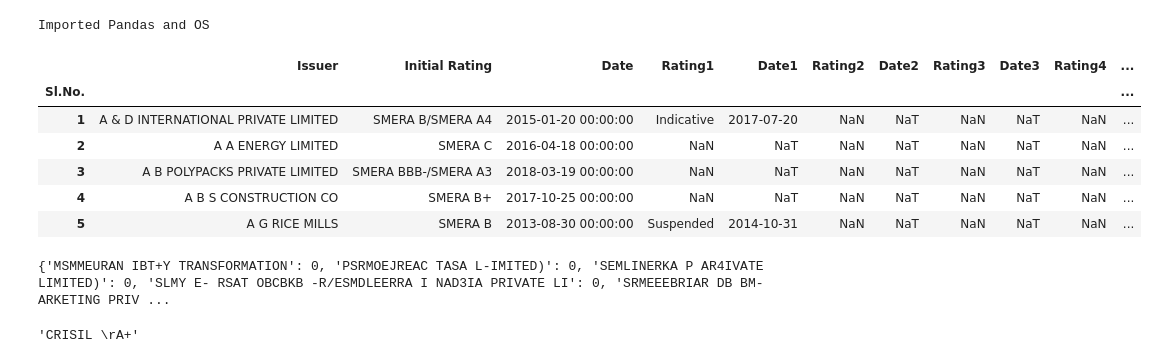
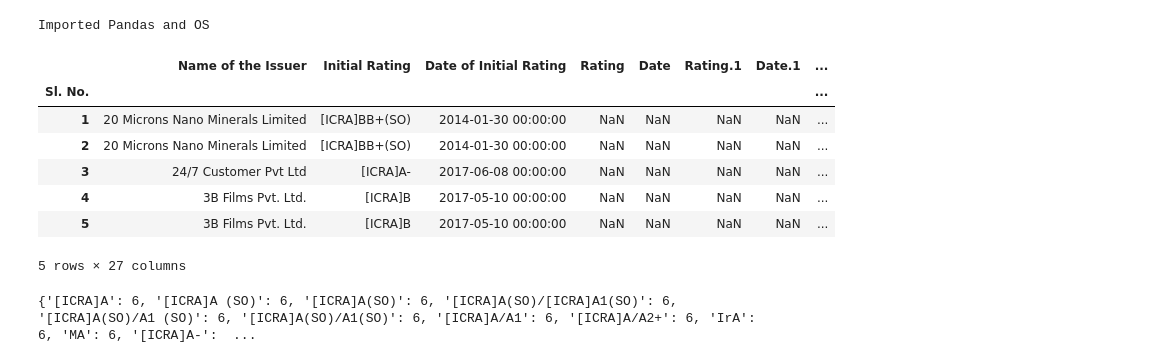
Before and after one commit to hiteshgulati/ratingsai, a Jupyter notebook: data/Rating History/Munging.ipynb, the cells around one changed output. Saved outputs shown, nothing was run; the diff lists cells and outputs as text; code cells hidden in the pictures.

```diff
--- a/data/Rating History/Munging.ipynb
+++ b/data/Rating History/Munging.ipynb
@@ -5,26 +5,24 @@ print ("Imported Pandas and OS")
 # %% [output]
 Imported Pandas and OS
 # %%
-cra_name = "SMERA"
+cra_name = "ICRA"
 mapping_style = "Numeric"
-cra = pd.read_excel("Clean "+cra_name+".xlsm", index_col = "Sl.No.")
+#cra = pd.read_excel("Clean "+cra_name+".xlsm")
+cra = pd.read_excel("Clean "+cra_name+".xlsm", index_col = "Sl. No.")
 cra.head()
 # %% [output]
-|  | Issuer | Initial Rating | Date | Rating1 | Date1 | Rating2 | Date2 | Rating3 | Date3 | Rating4 | ... |
-| Sl.No. |  |  |  |  |  |  |  |  |  |  | ... |
-| 1 | A & D INTERNATIONAL PRIVATE LIMITED | SMERA B/SMERA A4 | 2015-01-20 00:00:00 | Indicative | 2017-07-20 | NaN | NaT | NaN | NaT | NaN | ... |
-| 2 | A A ENERGY LIMITED | SMERA C | 2016-04-18 00:00:00 | NaN | NaT | NaN | NaT | NaN | NaT | NaN | ... |
-| 3 | A B POLYPACKS PRIVATE LIMITED | SMERA BBB-/SMERA A3 | 2018-03-19 00:00:00 | NaN | NaT | NaN | NaT | NaN | NaT | NaN | ... |
-| 4 | A B S CONSTRUCTION CO | SMERA B+ | 2017-10-25 00:00:00 | NaN | NaT | NaN | NaT | NaN | NaT | NaN | ... |
-| 5 | A G RICE MILLS | SMERA B | 2013-08-30 00:00:00 | Suspended | 2014-10-31 | NaN | NaT | NaN | NaT | NaN | ... |
+|  | Name of the Issuer | Initial Rating | Date of Initial Rating | Rating | Date | Rating.1 | Date.1 | ... |
+| Sl. No. |  |  |  |  |  |  |  | ... |
+| 1 | 20 Microns Nano Minerals Limited | [ICRA]BB+(SO) | 2014-01-30 00:00:00 | NaN | NaN | NaN | NaN | ... |
+| 2 | 20 Microns Nano Minerals Limited | [ICRA]BB+(SO) | 2014-01-30 00:00:00 | NaN | NaN | NaN | NaN | ... |
+| 3 | 24/7 Customer Pvt Ltd | [ICRA]A- | 2017-06-08 00:00:00 | NaN | NaN | NaN | NaN | ... |
+| 4 | 3B Films Pvt. Ltd. | [ICRA]B | 2017-05-10 00:00:00 | NaN | NaN | NaN | NaN | ... |
+| 5 | 3B Films Pvt. Ltd. | [ICRA]B | 2017-05-10 00:00:00 | NaN | NaN | NaN | NaN | ... |
+5 rows × 27 columns
 # %%
 map = pd.read_excel("Clean "+cra_name+" Mapping.xlsx", index_col = "Base")
 map.head()
 mapping = map.to_dict()[mapping_style]
 print (mapping)
 # %% [output]
-{'MSMMEURAN IBT+Y TRANSFORMATION': 0, 'PSRMOEJREAC TASA L-IMITED)': 0, 'SEMLINERKA P AR4IVATE LIMITED)': 0, 'SLMY E- RSAT OBCBKB -R/ESMDLEERRA I NAD3IA PRIVATE LI': 0, 'SRMEEEBRIAR DB BM-ARKETING PRIV ...
+{'[ICRA]A': 6, '[ICRA]A (SO)': 6, '[ICRA]A(SO)': 6, '[ICRA]A(SO)/[ICRA]A1(SO)': 6, '[ICRA]A(SO)/A1 (SO)': 6, '[ICRA]A(SO)/A1(SO)': 6, '[ICRA]A/A1': 6, '[ICRA]A/A2+': 6, 'IrA': 6, 'MA': 6, '[ICRA]A-':  ...
-# %%
-mapping['FA+/CRISIL\rA1']
-# %% [output]
-'CRISIL \rA+'
```
Also changed, not shown: parts of 3 cells of this notebook, 1 other file.
